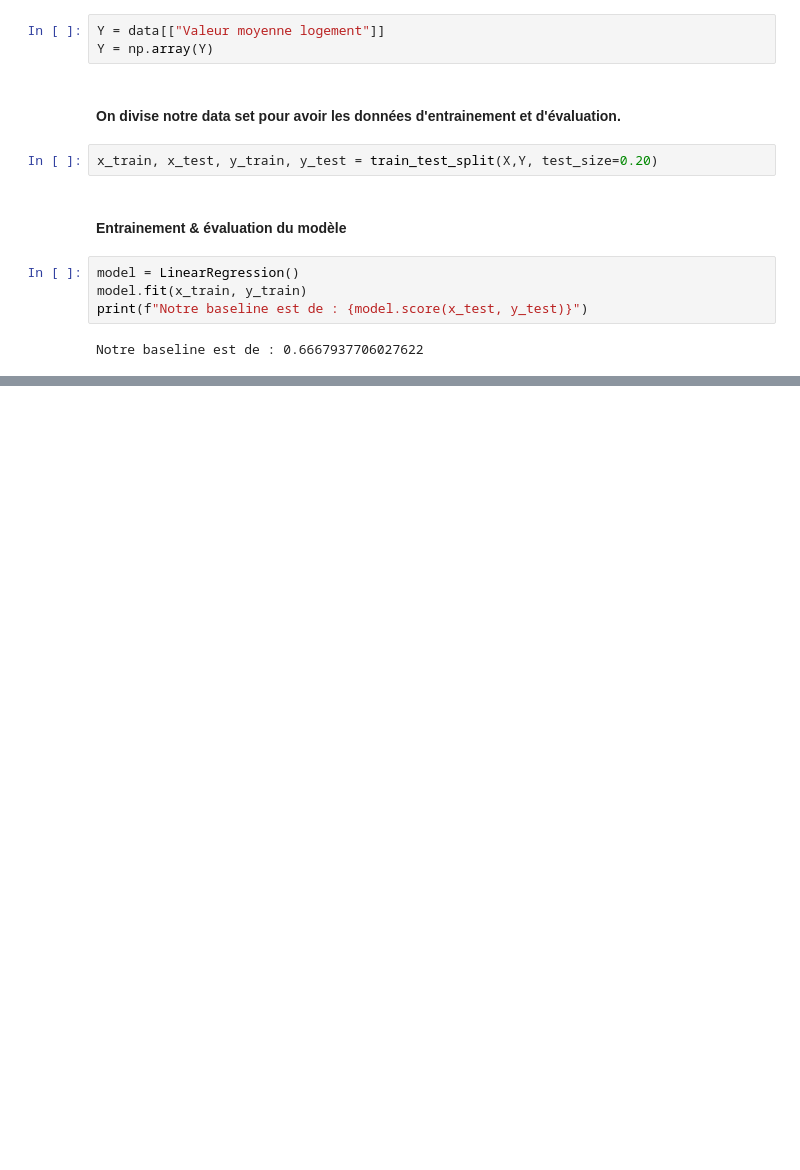
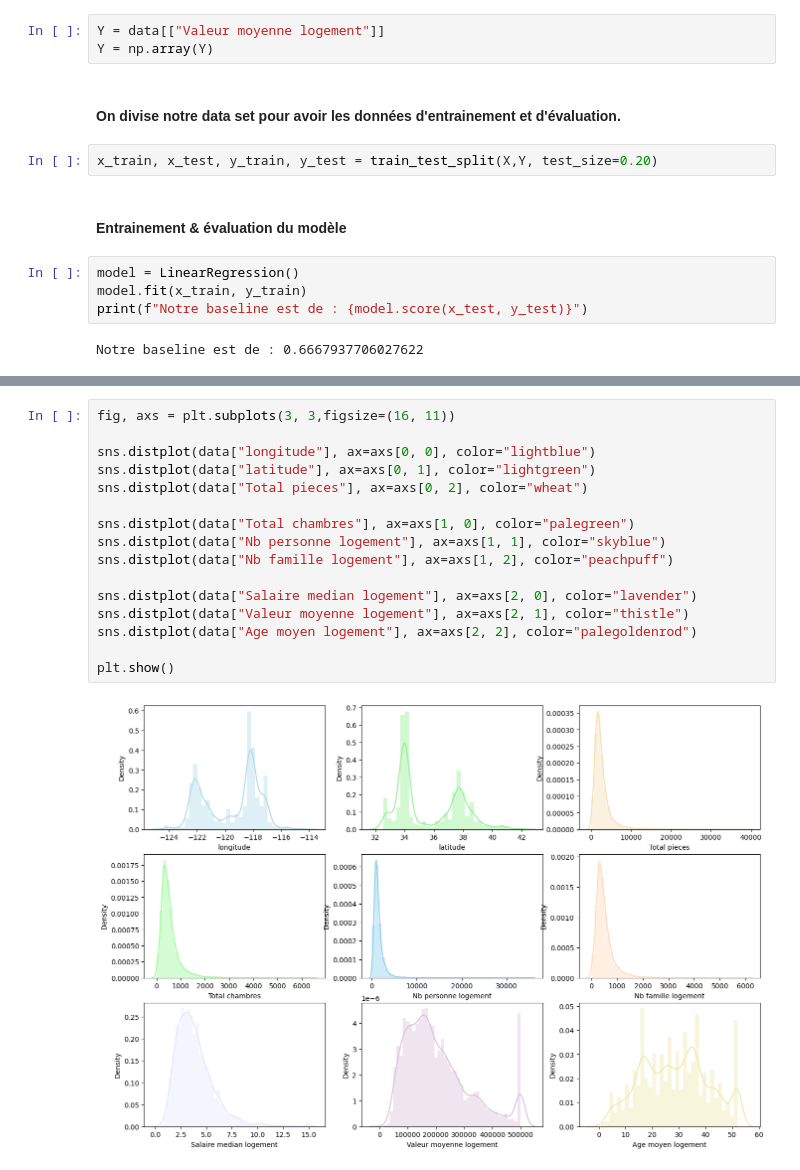
Before and after one commit to Chemsdev/Silicon-Valley, a Jupyter notebook: Silicon_Valley_EDA.ipynb, the cells around one changed output, grey strips where cells are left out. Drawn from its saved outputs; the diff is of its cells as text; blank space fills up the shorter version.

```diff
--- a/Silicon_Valley_EDA.ipynb
+++ b/Silicon_Valley_EDA.ipynb
@@ -122,0 +163,18 @@ Notre baseline est de : 0.6667937706027622
+# %%
+fig, axs = plt.subplots(3, 3,figsize=(16, 11))
+
+sns.distplot(data["longitude"], ax=axs[0, 0], color="lightblue")
+sns.distplot(data["latitude"], ax=axs[0, 1], color="lightgreen")
+sns.distplot(data["Total pieces"], ax=axs[0, 2], color="wheat")
+
+sns.distplot(data["Total chambres"], ax=axs[1, 0], color="palegreen")
+sns.distplot(data["Nb personne logement"], ax=axs[1, 1], color="skyblue")
+sns.distplot(data["Nb famille logement"], ax=axs[1, 2], color="peachpuff")
+
+sns.distplot(data["Salaire median logement"], ax=axs[2, 0], color="lavender")
+sns.distplot(data["Valeur moyenne logement"], ax=axs[2, 1], color="thistle")
+sns.distplot(data["Age moyen logement"], ax=axs[2, 2], color="palegoldenrod")
+
+plt.show()
+# %% [output]
+[figure, added]
```
Also changed, not shown: parts of 4 cells of this notebook.
